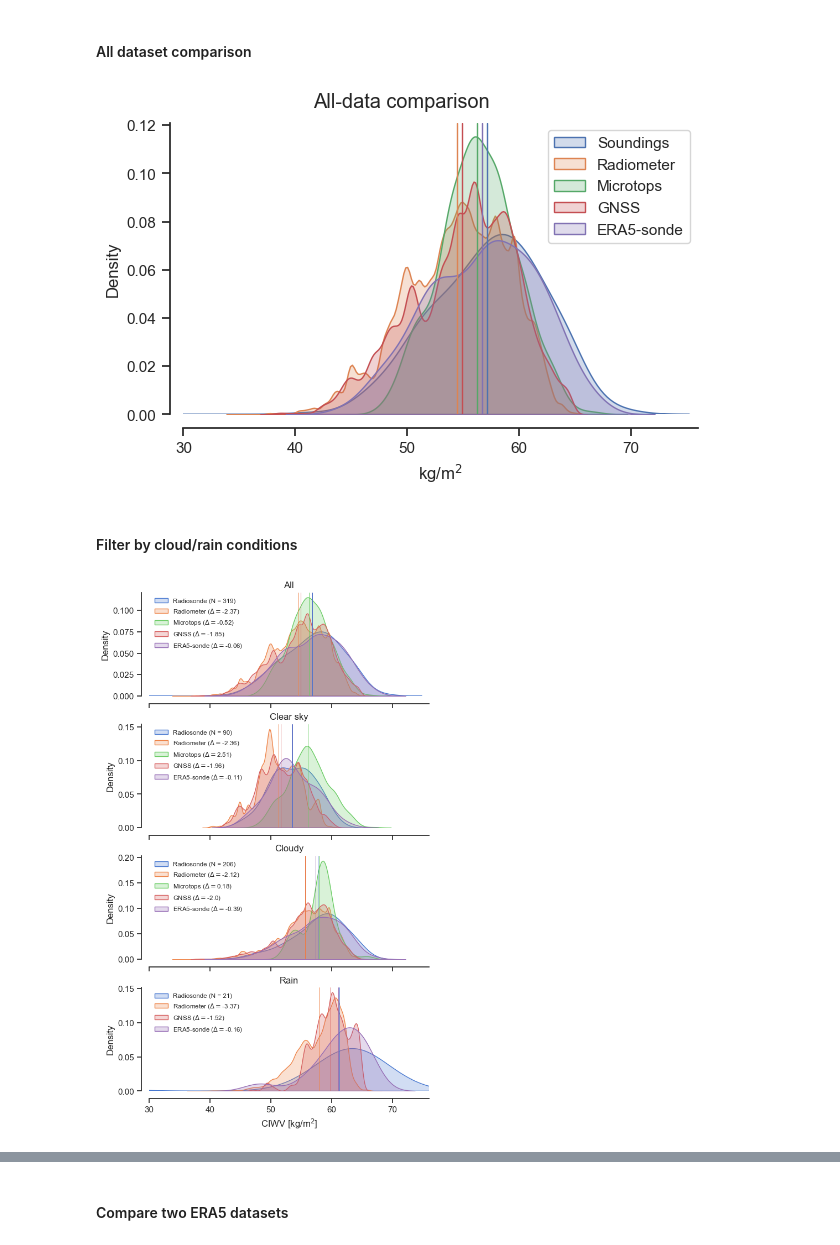
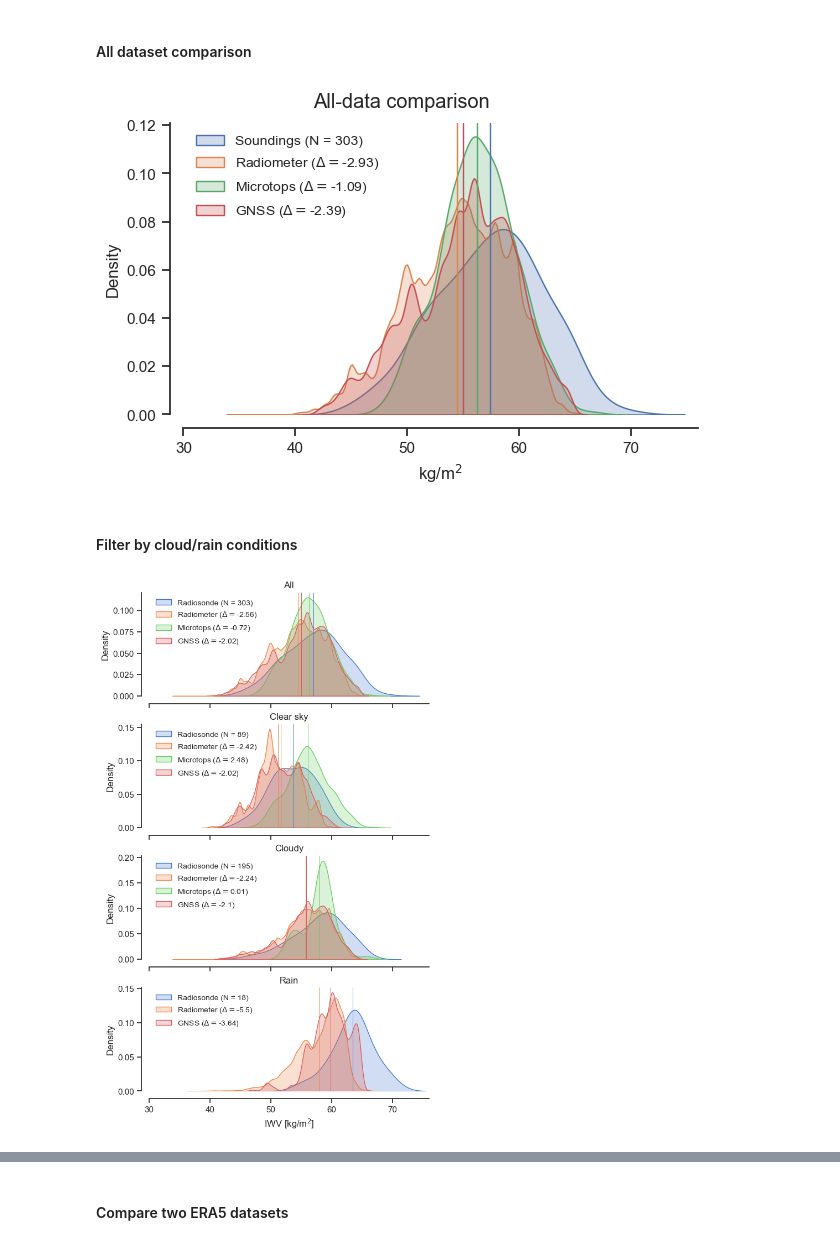
Before and after one commit to allison-wing/piccolo-data-ruppert, a Jupyter notebook: bowtie_sonde_comparison.ipynb, the cells around one changed output, grey strips where cells are left out. Drawn from its saved outputs; the diff is of its cells as text; code cells hidden in the pictures.

```diff
--- a/bowtie_sonde_comparison.ipynb
+++ b/bowtie_sonde_comparison.ipynb
@@ -24,6 +26,12 @@ from tqdm.notebook import tqdm_notebook
 path = "METEOR/GNSS_IWV.zarr"
 var = "iwv"
 cwv_gps, times_gps = get_ipfs_data(path, var)
+
+# Sun photometer data
+path = "METEOR/Sunphotometer/AOD/Meteor_24_0_all_points.lev20.zarr"
+var = "water_vapor(cm)"
+photom, times_photom = get_ipfs_data(path, var)
+photom*=10 # Convert cm to mm
 
 # HALO dropsondes
 snd_halo = read_halo_soundings_lev3()
@@ -47,7 +55,7 @@ snd_dyn = read_dynamo_soundings()
 # snd_halo, min_pres_halo = mask_soundings(snd_halo, p_threshold=100)
 # snd_bco, min_pres_bco = mask_soundings(snd_bco, p_threshold=100)
 # snd_sal, min_pres_sal = mask_soundings(snd_sal, p_threshold=100)
-# snd_meteor, min_pres_meteor = mask_soundings(snd_meteor, p_threshold=100)
+snd_meteor, min_pres_meteor = mask_soundings(snd_meteor, p_threshold=100)
 # min_pres_dyn = {}
 # for isnd in snd_dyn.keys():
 #     snd_dyn[isnd], min_pres_dyn[isnd] = mask_soundings(snd_dyn[isnd], p_threshold=100)
@@ -57,9 +65,6 @@ snd_dyn = read_dynamo_soundings()
 # Radiometer data
 cwv_rdm, times_rdm = read_bowtie_radiometer()
 
-# Sun photometer data
-photom = read_bowtie_sunphotometer()
-
 # ERA5 IWV data
 # alongtrack, alongsonde
 cwv_era5v1, cwv_era5v2, times_era5, times_sonde_era5 = read_era5_shiptrack_iwv()
@@ -463,10 +599,11 @@ Difference between means: 0.038 kg/m^2
 #### All dataset comparison
 # %%
 # Exclude Mindelo data - select times after 16 Aug 2024
-t_start = np.datetime64('2024-08-16T08:00:00')
+# t_start = np.datetime64('2024-08-16T08:00:00')
+t_start = np.datetime64('2024-08-17T00:00:00')
 t_ind_snd = np.where(snd_meteor['times'] >= t_start)[0]
 t_ind_rdm = np.where(times_rdm >= t_start)[0]
-t_ind_photom = np.where(np.array(photom['Date(dd:mm:yyyy)']) >= t_start)[0]
+t_ind_photom = np.where(times_photom >= t_start)[0]
 t_ind_gps = np.where(times_gps >= t_start)[0]
 t_ind_era5v1 = np.where(times_era5 >= t_start)[0]
 t_ind_era5v2 = np.where(times_sonde_era5 >= t_start)[0]
@@ -475,10 +612,10 @@ cwvs = [
     cwv_meteor[t_ind_snd],
     # cwv_pint_sh[t_ind_snd],
     cwv_rdm[t_ind_rdm],
-    photom['Water Vapor(cm)'][t_ind_photom],
+    photom[t_ind_photom],
     cwv_gps[t_ind_gps],
     # cwv_era5v1[t_ind_era5v1],
-    cwv_era5v2[t_ind_era5v2],
+    # cwv_era5v2[t_ind_era5v2],
 ]
 
 legends = [
@@ -488,20 +625,20 @@ legends = [
     'Microtops',
     'GNSS',
     # 'ERA5-track',
-    'ERA5-sonde'
+    # 'ERA5-sonde'
     ]
 
 plot_cwv_kde(legends, cwvs, title='All-data comparison')
 # %% [output]
-[figure, old version]
+[figure, new version]
 # %% [markdown]
 #### Filter by cloud/rain conditions
 # %%
 cm_meteor = interpolate_cloud_mask(times_cloud_mask, cloud_mask, snd_meteor['times'])
 cm_rdm = interpolate_cloud_mask(times_cloud_mask, cloud_mask, times_rdm)
-cm_photom = interpolate_cloud_mask(times_cloud_mask, cloud_mask, photom['Date(dd:mm:yyyy)'].values)
+cm_photom = interpolate_cloud_mask(times_cloud_mask, cloud_mask, times_photom)
 cm_gps = interpolate_cloud_mask(times_cloud_mask, cloud_mask, times_gps)
-cm_era5v2 = interpolate_cloud_mask(times_cloud_mask, cloud_mask, times_sonde_era5)
+# cm_era5v2 = interpolate_cloud_mask(times_cloud_mask, cloud_mask, times_sonde_era5)
 # %%
 # Cloud mask conditions:
 # From Anna:
@@ -575,9 +654,9 @@ cwv_meteor_select = cwv_meteor_30m
 cwvs_all = [
     cwv_meteor_select[t_ind_snd],
     cwv_rdm[t_ind_rdm],
-    photom['Water Vapor(cm)'][t_ind_photom],
+    photom[t_ind_photom],
     cwv_gps[t_ind_gps],
-    cwv_era5v2[t_ind_era5v2],
+    # cwv_era5v2[t_ind_era5v2],
 ]
 
 i_cloud_mask = 1
@@ -585,42 +664,42 @@ cm_tag2 = 'Clear sky'
 cwvs_cs = [
     cwv_meteor_select[t_ind_snd][np.where(cm_meteor[t_ind_snd] == i_cloud_mask)],
     cwv_rdm[t_ind_rdm][np.where(cm_rdm[t_ind_rdm] == i_cloud_mask)],
-    (photom['Water Vapor(cm)'][t_ind_photom].values)[np.where(cm_photom[t_ind_photom] == i_cloud_mask)],
+    (photom[t_ind_photom])[np.where(cm_photom[t_ind_photom] == i_cloud_mask)],
     cwv_gps[t_ind_gps][np.where(cm_gps[t_ind_gps] == i_cloud_mask)],
-    cwv_era5v2[t_ind_era5v2][np.where(cm_era5v2[t_ind_era5v2] == i_cloud_mask)],
+    # cwv_era5v2[t_ind_era5v2][np.where(cm_era5v2[t_ind_era5v2] == i_cloud_mask)],
 ]
 
 # i_cloud_mask = 2
 cm_tag3 = 'Cloudy'
 cwvs_cloudy = [
     cwv_meteor_select[t_ind_snd][np.where((cm_meteor[t_ind_snd] == 2) | (cm_meteor[t_ind_snd] == 3))],
     cwv_rdm[t_ind_rdm][np.where((cm_rdm[t_ind_rdm] == 2) | (cm_rdm[t_ind_rdm] == 3))],
-    (photom['Water Vapor(cm)'][t_ind_photom].values)[np.where((cm_photom[t_ind_photom] == 2) | (cm_photom[t_ind_photom] == 3))],
+    (photom[t_ind_photom])[np.where((cm_photom[t_ind_photom] == 2) | (cm_photom[t_ind_photom] == 3))],
     cwv_gps[t_ind_gps][np.where((cm_gps[t_ind_gps] == 2) | (cm_gps[t_ind_gps] == 3))],
-    cwv_era5v2[t_ind_era5v2][np.where((cm_era5v2[t_ind_era5v2] == 2) | (cm_era5v2[t_ind_era5v2] == 3))],
+    # cwv_era5v2[t_ind_era5v2][np.where((cm_era5v2[t_ind_era5v2] == 2) | (cm_era5v2[t_ind_era5v2] == 3))],
 ]
 
 i_cloud_mask = 4
 cm_tag4 = 'Rain'
 cwvs_rain = [
     cwv_meteor_select[t_ind_snd][np.where(cm_meteor[t_ind_snd] == i_cloud_mask)],
     cwv_rdm[t_ind_rdm][np.where(cm_rdm[t_ind_rdm] == i_cloud_mask)],
-    (photom['Water Vapor(cm)'][t_ind_photom].values)[np.where(cm_photom[t_ind_photom] == i_cloud_mask)],
+    (photom[t_ind_photom])[np.where(cm_photom[t_ind_photom] == i_cloud_mask)],
     cwv_gps[t_ind_gps][np.where(cm_gps[t_ind_gps] == i_cloud_mask)],
-    cwv_era5v2[t_ind_era5v2][np.where(cm_era5v2[t_ind_era5v2] == i_cloud_mask)],
+    # cwv_era5v2[t_ind_era5v2][np.where(cm_era5v2[t_ind_era5v2] == i_cloud_mask)],
 ]
 
 cwvs_nested = [cwvs_all, cwvs_cs, cwvs_cloudy, cwvs_rain]
 cm_tags = ['All', cm_tag2, cm_tag3, cm_tag4]
 
 legends = [
     'Radiosonde',
     'Radiometer',
     'Microtops',
     'GNSS',
-    'ERA5-sonde'
+    # 'ERA5-sonde'
     ]
 
 plot_cwv_kde_cm(legends, cwvs_nested, cm_tags)
 # %% [output]
-[figure, old version]
+[figure, new version]
```
Also changed, not shown: parts of 15 cells of this notebook, 6 other files.
